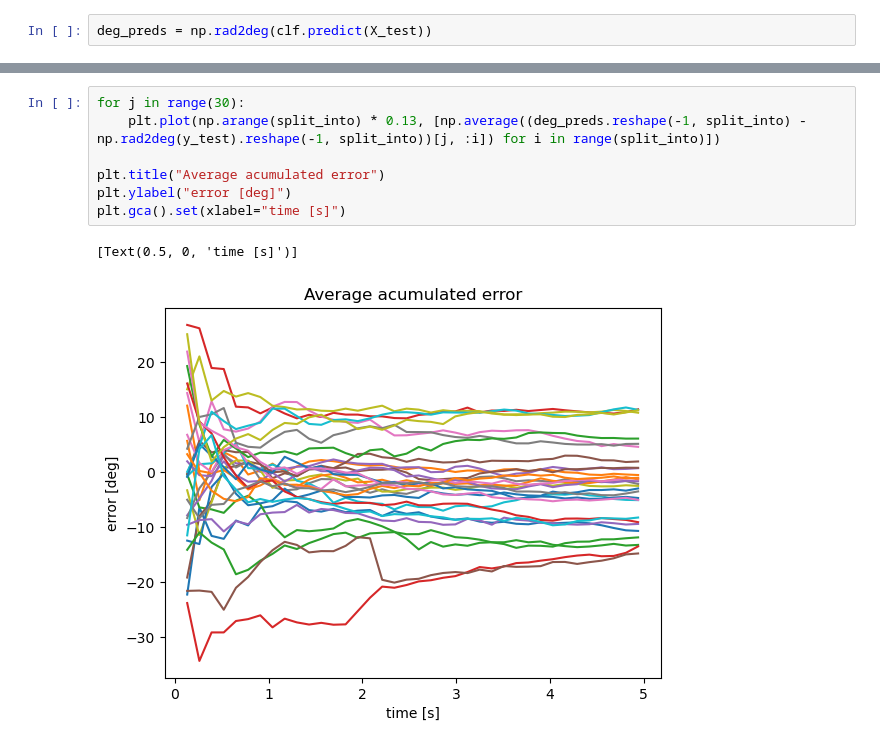
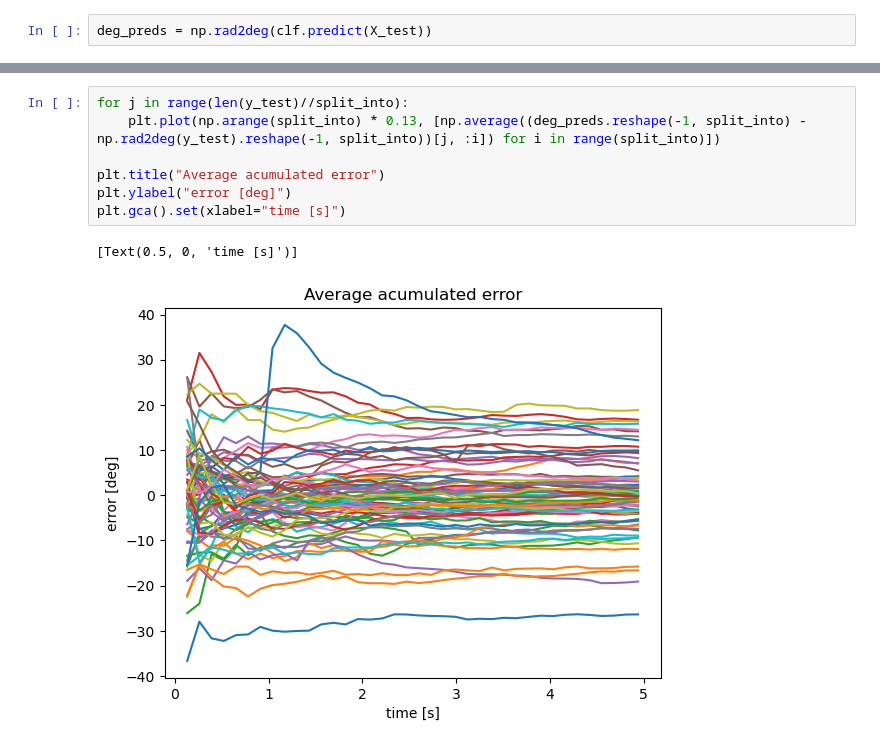
Before and after one commit to Tilman-Burghoff/acoustic-sensing, a Jupyter notebook: experiment2/data_exploration.ipynb, the cells around one changed output, grey strips where cells are left out. Drawn from its saved outputs; the diff is of its cells as text.

```diff
--- a/experiment2/data_exploration.ipynb
+++ b/experiment2/data_exploration.ipynb
@@ -245,13 +281,13 @@ plt.gca().set(xlabel="Time [s]", ylabel="Error [deg]", title="Average Error over
 # %%
-for j in range(30):
+for j in range(len(y_test)//split_into):
     plt.plot(np.arange(split_into) * 0.13, [np.average((deg_preds.reshape(-1, split_into) - np.rad2deg(y_test).reshape(-1, split_into))[j, :i]) for i in range(split_into)])
 
 plt.title("Average acumulated error")
 plt.ylabel("error [deg]")
 plt.gca().set(xlabel="time [s]")
 # %% [output]
 [Text(0.5, 0, 'time [s]')]
-[figure, old version]
+[figure, new version]
 # %%
 plt.xlabel
 # %% [output]
```
Also changed, not shown: parts of 31 cells of this notebook.
